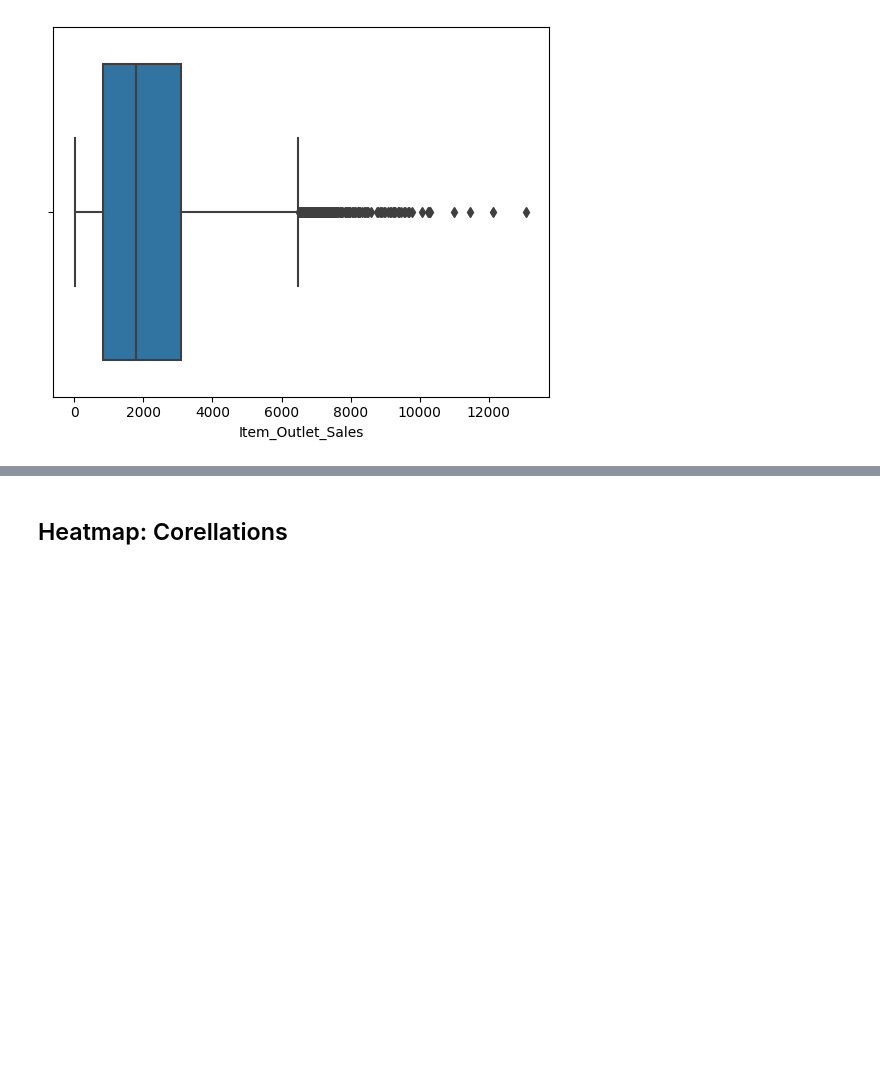
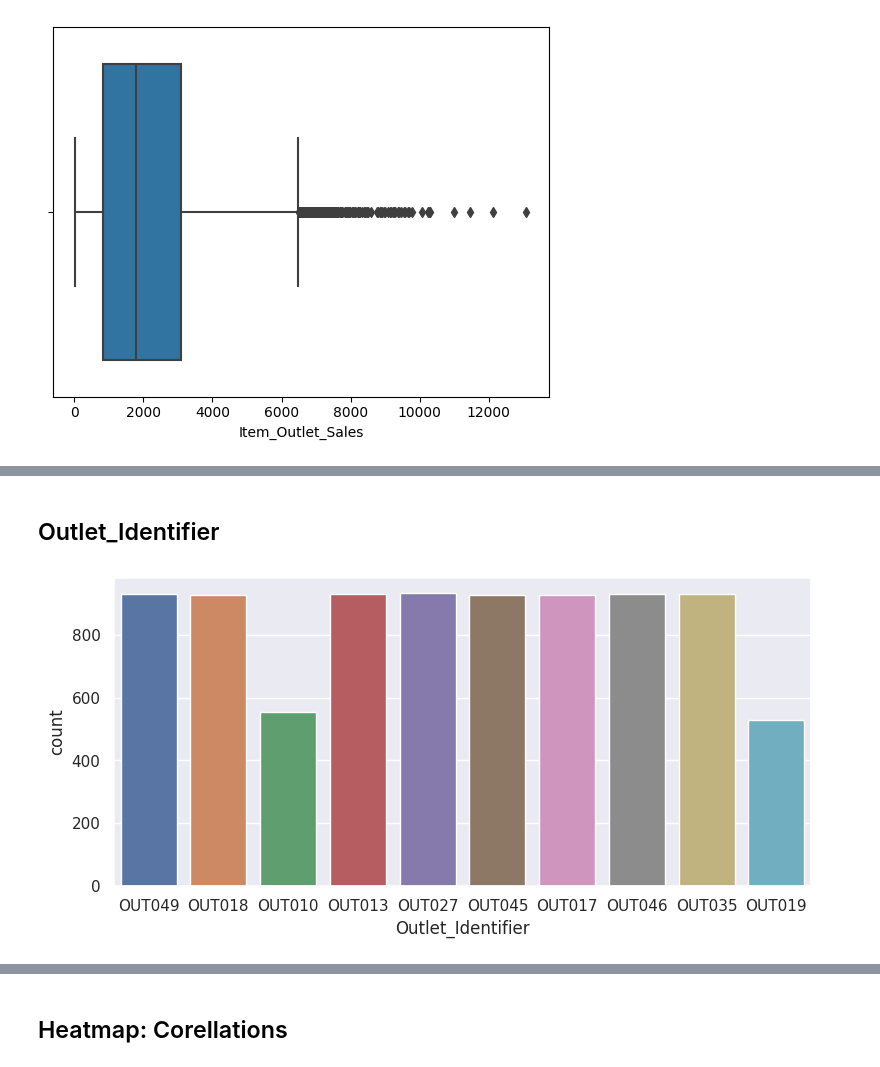
Before and after one commit to dsdyer/prediction-of-product-sales, a Jupyter notebook: Prediction_of_Product_Sales.ipynb, the cells around one changed output, grey strips where cells are left out. Drawn from its saved outputs; the diff is of its cells as text; code cells hidden in the pictures; blank space fills up the shorter version.

```diff
--- a/Prediction_of_Product_Sales.ipynb
+++ b/Prediction_of_Product_Sales.ipynb
@@ -343,0 +364,7 @@ Index(['Item_Identifier', 'Item_Fat_Content', 'Item_Type', 'Outlet_Identifier',
+# %% [markdown]
+## Outlet_Identifier
+# %%
+sns.countplot(data=df, x='Outlet_Identifier')
+sns.set(rc={'figure.figsize':(8, 4)})
+# %% [output]
+[figure, added]
```
Also changed, not shown: parts of 16 cells of this notebook.
